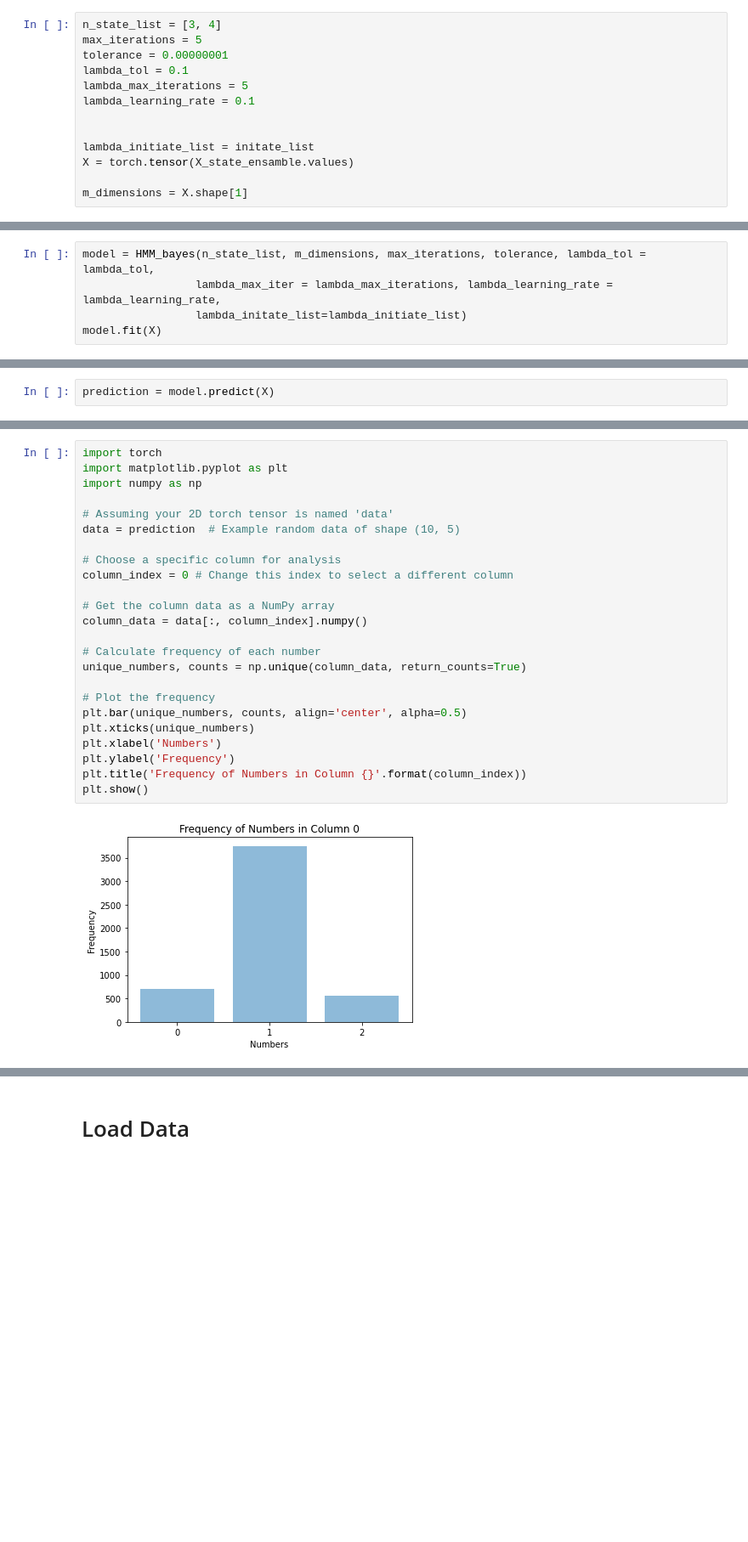
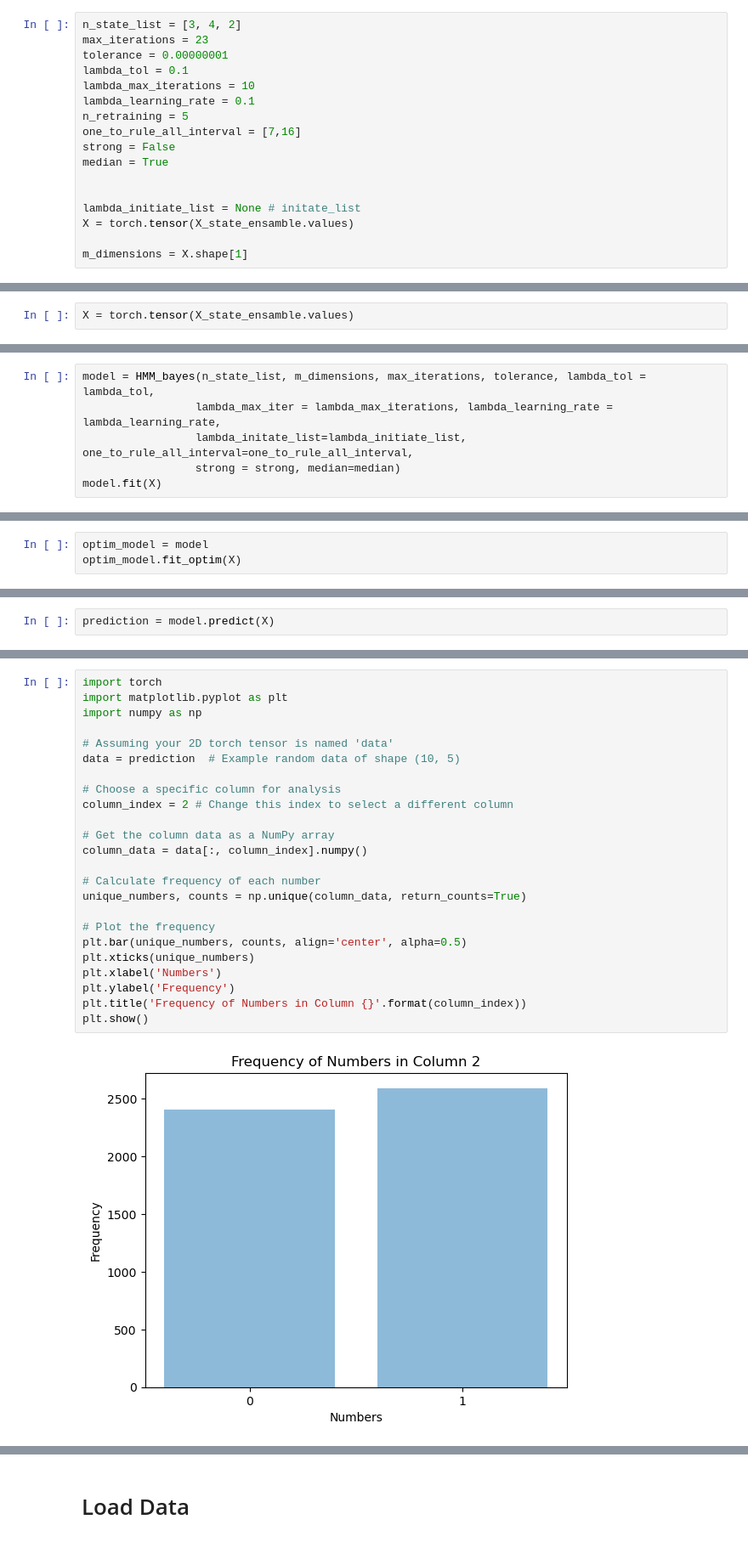
Before and after one commit to Zoroa1885/Multi-state-HMM-torch-model, a Jupyter notebook: analysis.ipynb, the cells around one changed output, grey strips where cells are left out. Shown at 85% size. Cells and saved outputs as stored; diff of their text form; blank space fills up the shorter version.

Commit message:
Upload model

```diff
--- a/analysis.ipynb
+++ b/analysis.ipynb
@@ -937,15 +1267,19 @@ TODO
 2. Use a optimization model to separate combine lambdas to individual lambdas.
 3. Look into restrikting optimization of lambdas directly
 # %%
-n_state_list = [3, 4]
-max_iterations = 5
+n_state_list = [3, 4, 2]
+max_iterations = 23
 tolerance = 0.00000001
 lambda_tol = 0.1
-lambda_max_iterations = 5
+lambda_max_iterations = 10
 lambda_learning_rate = 0.1
+n_retraining = 5
+one_to_rule_all_interval = [7,16]
+strong = False
+median = True
 
 
-lambda_initiate_list = initate_list
+lambda_initiate_list = None # initate_list
 X = torch.tensor(X_state_ensamble.values)
 
 m_dimensions = X.shape[1]
@@ -953,0 +1312,2 @@ m_dimensions = X.shape[1]
+# %%
+X = torch.tensor(X_state_ensamble.values)
@@ -954,6 +1317,7 @@ m_dimensions = X.shape[1]
 # %%
 model = HMM_bayes(n_state_list, m_dimensions, max_iterations, tolerance, lambda_tol = lambda_tol,
                  lambda_max_iter = lambda_max_iterations, lambda_learning_rate = lambda_learning_rate,
-                 lambda_initate_list=lambda_initiate_list)
+                 lambda_initate_list=lambda_initiate_list, one_to_rule_all_interval=one_to_rule_all_interval,
+                 strong = strong, median=median)
 model.fit(X)
 # %% [output]
@@ -992,0 +1387,3 @@ tensor([[[1, 2, 3],
+# %%
+optim_model = model
+optim_model.fit_optim(X)
@@ -1024,27 +1481,27 @@ prediction = model.predict(X)
 # %%
 import torch
 import matplotlib.pyplot as plt
 import numpy as np
 
 # Assuming your 2D torch tensor is named 'data'
 data = prediction  # Example random data of shape (10, 5)
 
 # Choose a specific column for analysis
-column_index = 0 # Change this index to select a different column
+column_index = 2 # Change this index to select a different column
 
 # Get the column data as a NumPy array
 column_data = data[:, column_index].numpy()
 
 # Calculate frequency of each number
 unique_numbers, counts = np.unique(column_data, return_counts=True)
 
 # Plot the frequency
 plt.bar(unique_numbers, counts, align='center', alpha=0.5)
 plt.xticks(unique_numbers)
 plt.xlabel('Numbers')
 plt.ylabel('Frequency')
 plt.title('Frequency of Numbers in Column {}'.format(column_index))
 plt.show()
 # %% [output]
-[figure, old version]
+[figure, new version]
 # %%
```
Also changed, not shown: parts of 36 cells of this notebook, 1 other file.
